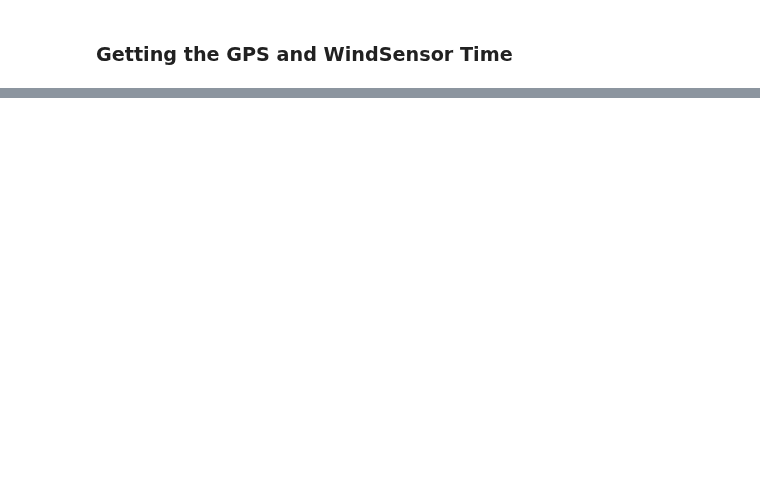
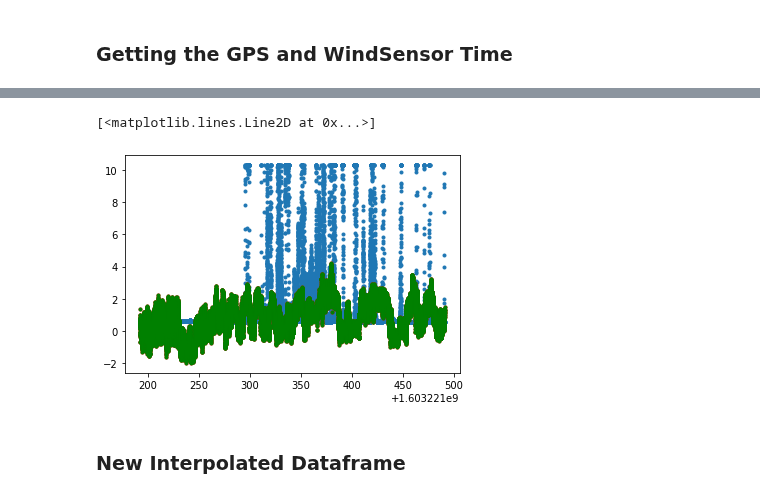
Before and after one commit to arunavanag591/odor_analysis, a Jupyter notebook: data_exploration/Run02Bag0.ipynb, the cells around one changed output, grey strips where cells are left out. Drawn from its saved outputs; the diff is of its cells as text; code cells hidden in the pictures; blank space fills up the shorter version.

Commit message:
How to Interpolate Guide

```diff
--- a/data_exploration/Run02Bag0.ipynb
+++ b/data_exploration/Run02Bag0.ipynb
@@ -166,0 +187,13 @@ ValueError: Maximum allowed size exceeded
+# %%
+# create interpolation function and inteprolate sensor 1
+df_odor_1= dfn[['odor_time', 'odor']].dropna()
+func_interp_sensor_1 = scipy.interpolate.interp1d(df_odor_1.odor_time, df_odor_1.odor)
+interp_odor = func_interp_sensor_1(master_time)
+# %%
+df_wind_1= dfn[['wind_time', 'trisonica_U']].dropna()
+func_interp_sensor_1 = scipy.interpolate.interp1d(df_wind_1.wind_time, df_wind_1.trisonica_U)
+interp_wind_U = func_interp_sensor_1(master_time)
+
+df_wind_2= dfn[['wind_time', 'trisonica_V']].dropna()
+func_interp_sensor_1 = scipy.interpolate.interp1d(df_wind_2.wind_time, df_wind_2.trisonica_V)
+interp_wind_V = func_interp_sensor_1(master_time)
@@ -166,0 +208,9 @@ ValueError: Maximum allowed size exceeded
+# %%
+plt.plot(master_time, interp_odor, '.')
+plt.plot(master_time, interp_wind_U, '.', color='red')
+plt.plot(master_time, interp_wind_U, '.', color='green')
+# %% [output]
+[<matplotlib.lines.Line2D at 0x...>]
+[figure, added]
+# %% [markdown]
+### New Interpolated Dataframe
```
Also changed, not shown: parts of 35 cells of this notebook.
